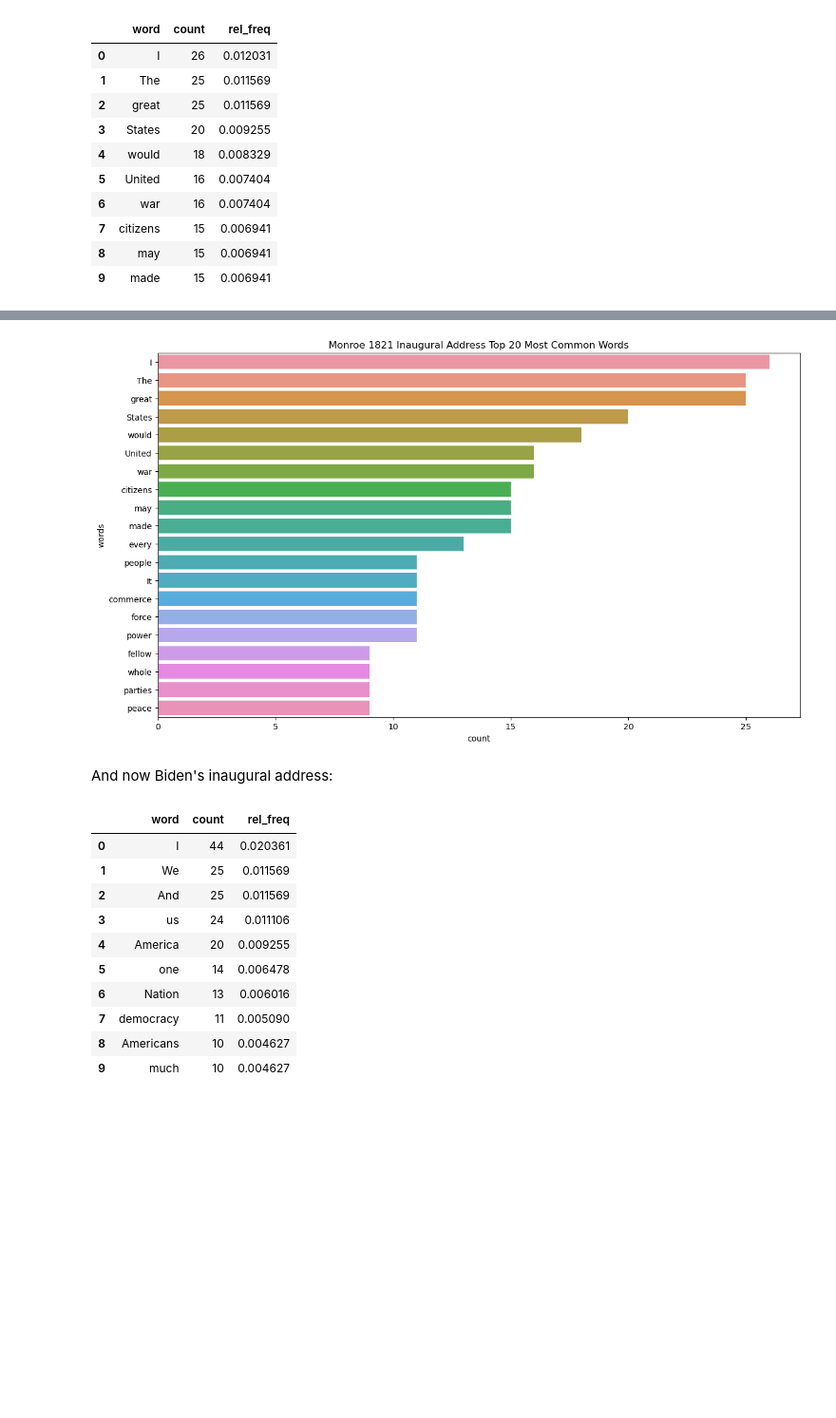
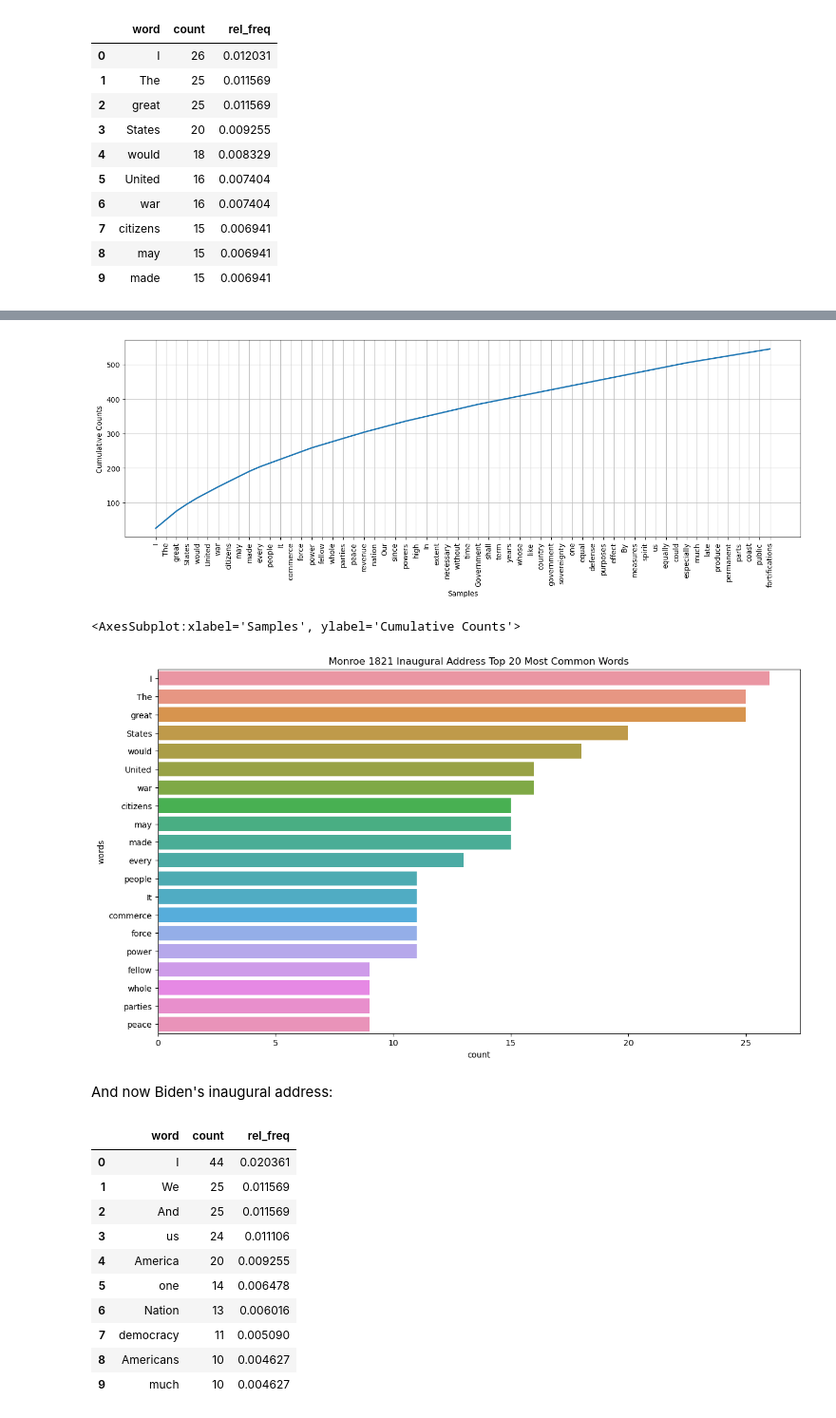
Before and after one commit to letisalba/Data-620, a Jupyter notebook: Week-8/Assignment Week 8.ipynb, the cells around one changed output, grey strips where cells are left out. Shown at 95% size. Saved outputs shown, nothing was run; the diff lists cells and outputs as text; code cells hidden in the pictures; blank space fills up the shorter version.

```diff
--- a/Week-8/Assignment Week 8.ipynb
+++ b/Week-8/Assignment Week 8.ipynb
@@ -212,17 +205,25 @@ monroe_top200.plot()
-# %%
-# preparing the dataframe again but for the top 20 words
-monroe_top20 = pd.DataFrame(freq_monroe.most_common(20),columns=['word','count'])
-monroe_top20['rel_freq'] = monroe_top20['count']/float(len(monroe))
-
-# visualizing most common 20 from the 200 words
-plt.figure(figsize=(14,8))
-ax = sns.barplot(y=monroe_top20['word'],x=monroe_top20['count'])
-ax.set(xlabel='count', ylabel='words', title='Monroe 1821 Inaugural Address Top 20 Most Common Words')
-plt.show()
-# %% [output]
-[figure, removed]
-# %% [markdown]
-And now Biden's inaugural address:
+# %%
+# plotting the frequency of the words in the Monroe speech
+plt.figure(figsize=(17,5))
+# plotting the first 60 words with a cumulative distribution
+freq_monroe.plot(60, cumulative = True)
+# %% [output]
+[figure, added]
+<AxesSubplot:xlabel='Samples', ylabel='Cumulative Counts'>
+# %%
+# preparing the dataframe again but for the top 20 words
+monroe_top20 = pd.DataFrame(freq_monroe.most_common(20),columns=['word','count'])
+monroe_top20['rel_freq'] = monroe_top20['count']/float(len(monroe))
+
+# visualizing most common 20 from the 200 words
+plt.figure(figsize=(14,8))
+ax = sns.barplot(y=monroe_top20['word'],x=monroe_top20['count'])
+ax.set(xlabel='count', ylabel='words', title='Monroe 1821 Inaugural Address Top 20 Most Common Words')
+plt.show()
+# %% [output]
+[figure, added]
+# %% [markdown]
+And now Biden's inaugural address:
 # %%
 # make a dataframe to produce relative frequencies for Biden's top 200
 biden_top200 = pd.DataFrame(freq_biden.most_common(200),columns=['word','count'])
```
Also changed, not shown: parts of 12 cells of this notebook.
